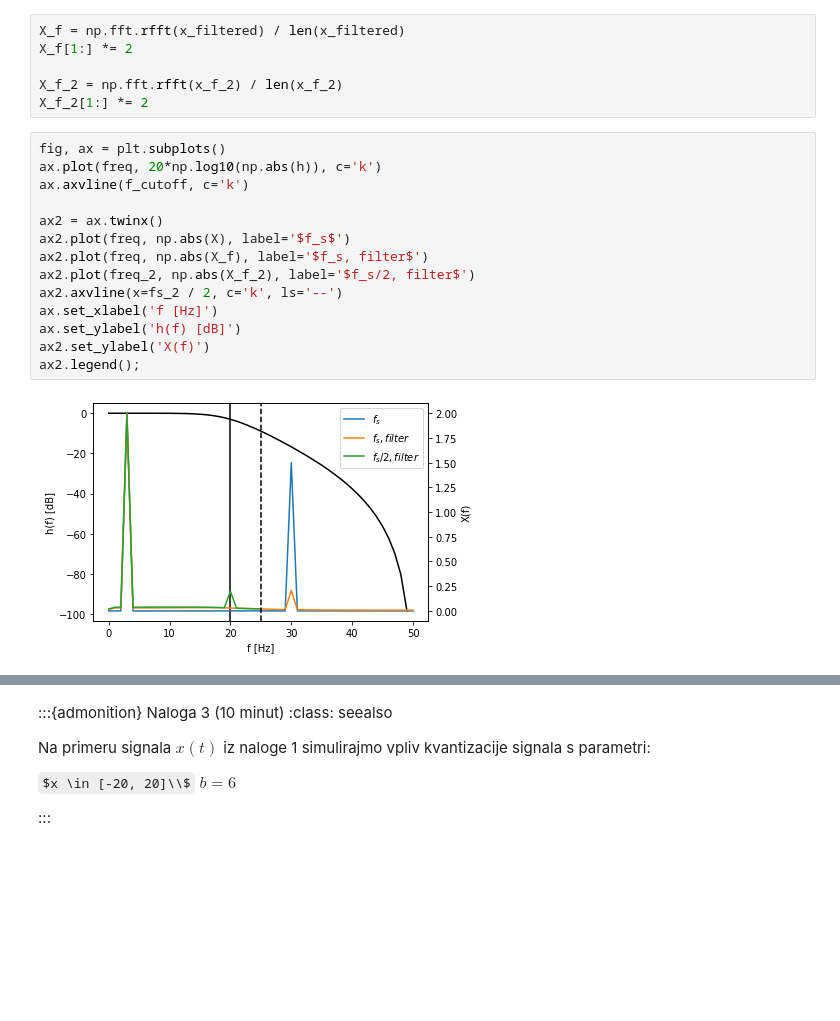
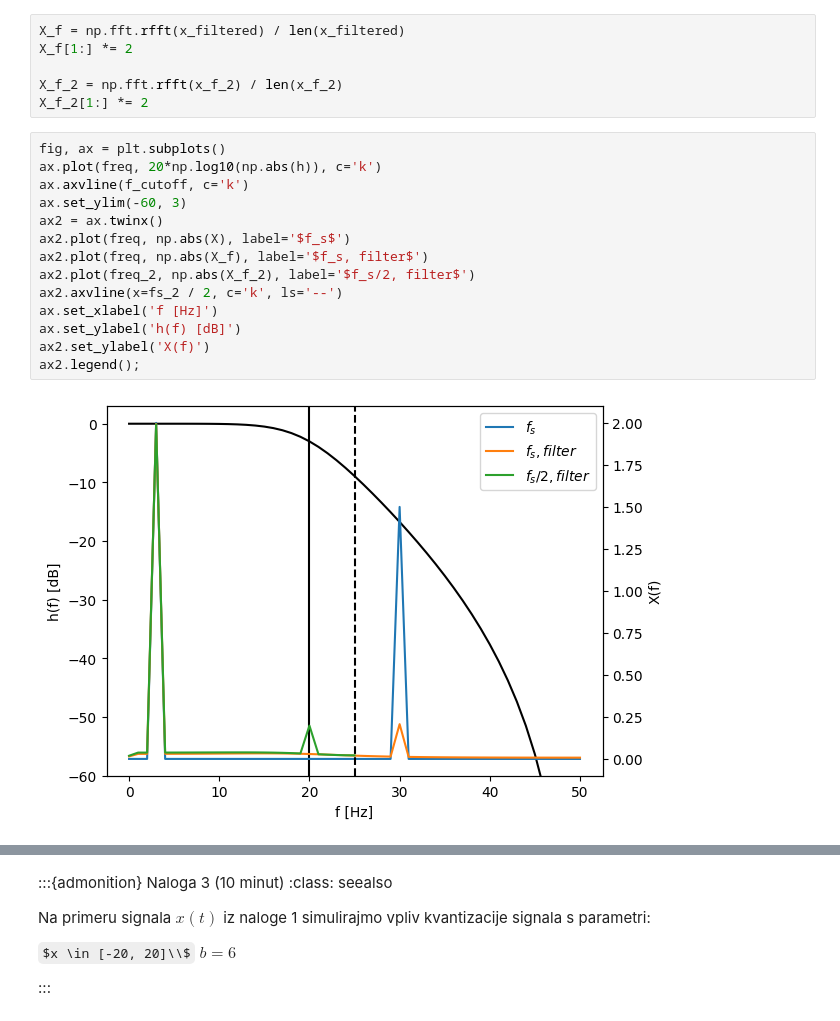
Before and after one commit to domengorjup/ps_lv, a Jupyter notebook: lv_book/notebooks/07 - Enakomerno časovno vzorčenje in frekvenčno prekrivanje.ipynb, the cells around one changed output, grey strips where cells are left out. Drawn from its saved outputs; the diff is of its cells as text; some formulas as TeX source; blank space fills up the shorter version.

```diff
--- a/lv_book/notebooks/07 - Enakomerno časovno vzorčenje in frekvenčno prekrivanje.ipynb
+++ b/lv_book/notebooks/07 - Enakomerno časovno vzorčenje in frekvenčno prekrivanje.ipynb
@@ -164,19 +168,19 @@ X_f_2[1:] *= 2
 # %%
 fig, ax = plt.subplots()
 ax.plot(freq, 20*np.log10(np.abs(h)), c='k')
 ax.axvline(f_cutoff, c='k')
-
+ax.set_ylim(-60, 3)
 ax2 = ax.twinx()
 ax2.plot(freq, np.abs(X), label='$f_s$')
 ax2.plot(freq, np.abs(X_f), label='$f_s, filter$')
 ax2.plot(freq_2, np.abs(X_f_2), label='$f_s/2, filter$')
 ax2.axvline(x=fs_2 / 2, c='k', ls='--')
 ax.set_xlabel('f [Hz]')
 ax.set_ylabel('h(f) [dB]')
 ax2.set_ylabel('X(f)')
 ax2.legend();
 # %% [output]
-[figure, old version]
+[figure, new version]
 # %% [markdown]
 ### Kvantizacija
 
```
Also changed, not shown: parts of 13 cells of this notebook.
